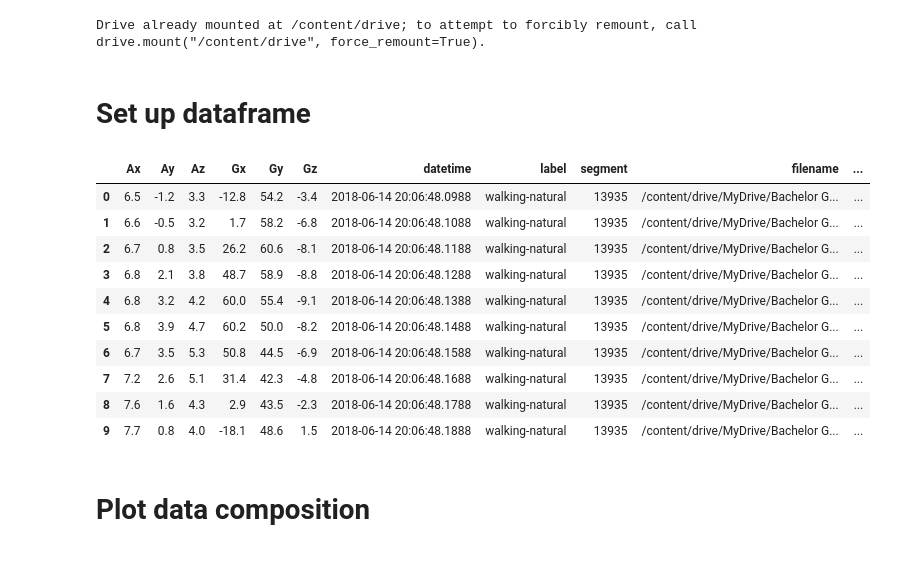
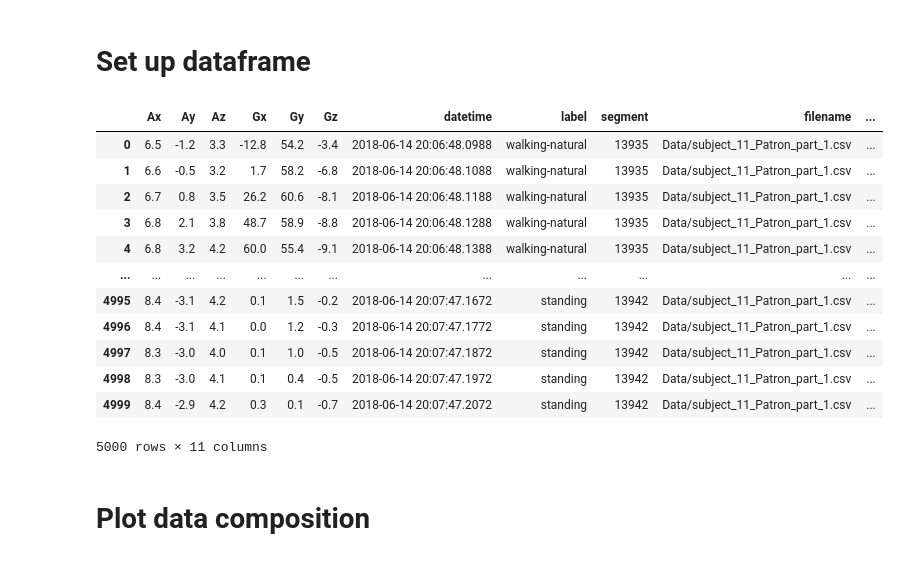
Before and after one commit to jacob-kamminga/AI_Sensus_thesis_experiments, a Jupyter notebook: Preprocessing.ipynb, the cells around one changed output. Saved outputs shown, nothing was run; the diff lists cells and outputs as text; code cells hidden in the pictures.

```diff
--- a/Preprocessing.ipynb
+++ b/Preprocessing.ipynb
@@ -20,12 +20,6 @@ from keras.utils import np_utils
 
 import glob
 import os
-
-#if youre using google colab
-from google.colab import drive
-drive.mount('/content/drive')
-# %% [output]
-Drive already mounted at /content/drive; to attempt to forcibly remount, call drive.mount("/content/drive", force_remount=True).
 # %%
 #Some styling
 pd.options.display.float_format = '{:.1f}'.format
@@ -59,51 +53,53 @@ TIME_PERIODS = 80
 STEP_DISTANCE = 40
 
 #Datasets
-PATH = '/content/drive/MyDrive/Bachelor GP/Let there be IMU data/datasets/JacobHorse/'
-FILES = sorted(glob.glob(PATH + '*.csv'))
+FILES = sorted(glob.glob('Data/*'))
 # %% [markdown]
 # Set up dataframe
 # %%
 REMOVE_COLUMNS = ['Mx', 'My', 'Mz','A3D','G3D','M3D'] #Add columns to drop from dataframe
+
 def loadDataFrame(files):
     """
     Simple function to set up dataframe and initial clean-up of the data
     files: path to files
     returns: combined dataframe of all files
     """
     df = pd.DataFrame()
     for file in files:
         csv = pd.read_csv(file)
-        csv['filename']= file
+        csv['filename']=file
         df = df.append(csv)
 
     df.drop(REMOVE_COLUMNS, axis=1, inplace=True)
     df['ActivityEncoded'] = le.fit_transform(df['label'].values.ravel())
 
     return df
 
 def convert_to_float(x):
 
     try:
         return np.float(x)
     except:
         return np.nan
 
 
 df = loadDataFrame(FILES)
-df.head(10)
+df.head(5000)
 # %% [output]
 |  | Ax | Ay | Az | Gx | Gy | Gz | datetime | label | segment | filename | ... |
-| 0 | 6.5 | -1.2 | 3.3 | -12.8 | 54.2 | -3.4 | 2018-06-14 20:06:48.0988 | walking-natural | 13935 | /content/drive/MyDrive/Bachelor G... | ... |
-| 1 | 6.6 | -0.5 | 3.2 | 1.7 | 58.2 | -6.8 | 2018-06-14 20:06:48.1088 | walking-natural | 13935 | /content/drive/MyDrive/Bachelor G... | ... |
-| 2 | 6.7 | 0.8 | 3.5 | 26.2 | 60.6 | -8.1 | 2018-06-14 20:06:48.1188 | walking-natural | 13935 | /content/drive/MyDrive/Bachelor G... | ... |
-| 3 | 6.8 | 2.1 | 3.8 | 48.7 | 58.9 | -8.8 | 2018-06-14 20:06:48.1288 | walking-natural | 13935 | /content/drive/MyDrive/Bachelor G... | ... |
-| 4 | 6.8 | 3.2 | 4.2 | 60.0 | 55.4 | -9.1 | 2018-06-14 20:06:48.1388 | walking-natural | 13935 | /content/drive/MyDrive/Bachelor G... | ... |
-| 5 | 6.8 | 3.9 | 4.7 | 60.2 | 50.0 | -8.2 | 2018-06-14 20:06:48.1488 | walking-natural | 13935 | /content/drive/MyDrive/Bachelor G... | ... |
-| 6 | 6.7 | 3.5 | 5.3 | 50.8 | 44.5 | -6.9 | 2018-06-14 20:06:48.1588 | walking-natural | 13935 | /content/drive/MyDrive/Bachelor G... | ... |
-| 7 | 7.2 | 2.6 | 5.1 | 31.4 | 42.3 | -4.8 | 2018-06-14 20:06:48.1688 | walking-natural | 13935 | /content/drive/MyDrive/Bachelor G... | ... |
-| 8 | 7.6 | 1.6 | 4.3 | 2.9 | 43.5 | -2.3 | 2018-06-14 20:06:48.1788 | walking-natural | 13935 | /content/drive/MyDrive/Bachelor G... | ... |
-| 9 | 7.7 | 0.8 | 4.0 | -18.1 | 48.6 | 1.5 | 2018-06-14 20:06:48.1888 | walking-natural | 13935 | /content/drive/MyDrive/Bachelor G... | ... |
+| 0 | 6.5 | -1.2 | 3.3 | -12.8 | 54.2 | -3.4 | 2018-06-14 20:06:48.0988 | walking-natural | 13935 | Data/subject_11_Patron_part_1.csv | ... |
+| 1 | 6.6 | -0.5 | 3.2 | 1.7 | 58.2 | -6.8 | 2018-06-14 20:06:48.1088 | walking-natural | 13935 | Data/subject_11_Patron_part_1.csv | ... |
+| 2 | 6.7 | 0.8 | 3.5 | 26.2 | 60.6 | -8.1 | 2018-06-14 20:06:48.1188 | walking-natural | 13935 | Data/subject_11_Patron_part_1.csv | ... |
+| 3 | 6.8 | 2.1 | 3.8 | 48.7 | 58.9 | -8.8 | 2018-06-14 20:06:48.1288 | walking-natural | 13935 | Data/subject_11_Patron_part_1.csv | ... |
+| 4 | 6.8 | 3.2 | 4.2 | 60.0 | 55.4 | -9.1 | 2018-06-14 20:06:48.1388 | walking-natural | 13935 | Data/subject_11_Patron_part_1.csv | ... |
+| ... | ... | ... | ... | ... | ... | ... | ... | ... | ... | ... | ... |
+| 4995 | 8.4 | -3.1 | 4.2 | 0.1 | 1.5 | -0.2 | 2018-06-14 20:07:47.1672 | standing | 13942 | Data/subject_11_Patron_part_1.csv | ... |
+| 4996 | 8.4 | -3.1 | 4.1 | 0.0 | 1.2 | -0.3 | 2018-06-14 20:07:47.1772 | standing | 13942 | Data/subject_11_Patron_part_1.csv | ... |
+| 4997 | 8.3 | -3.0 | 4.0 | 0.1 | 1.0 | -0.5 | 2018-06-14 20:07:47.1872 | standing | 13942 | Data/subject_11_Patron_part_1.csv | ... |
+| 4998 | 8.3 | -3.0 | 4.1 | 0.1 | 0.4 | -0.5 | 2018-06-14 20:07:47.1972 | standing | 13942 | Data/subject_11_Patron_part_1.csv | ... |
+| 4999 | 8.4 | -2.9 | 4.2 | 0.3 | 0.1 | -0.7 | 2018-06-14 20:07:47.2072 | standing | 13942 | Data/subject_11_Patron_part_1.csv | ... |
+5000 rows × 11 columns
 # %% [markdown]
 # Plot data composition
 # %%
```
Also changed, not shown: parts of 24 cells of this notebook.
